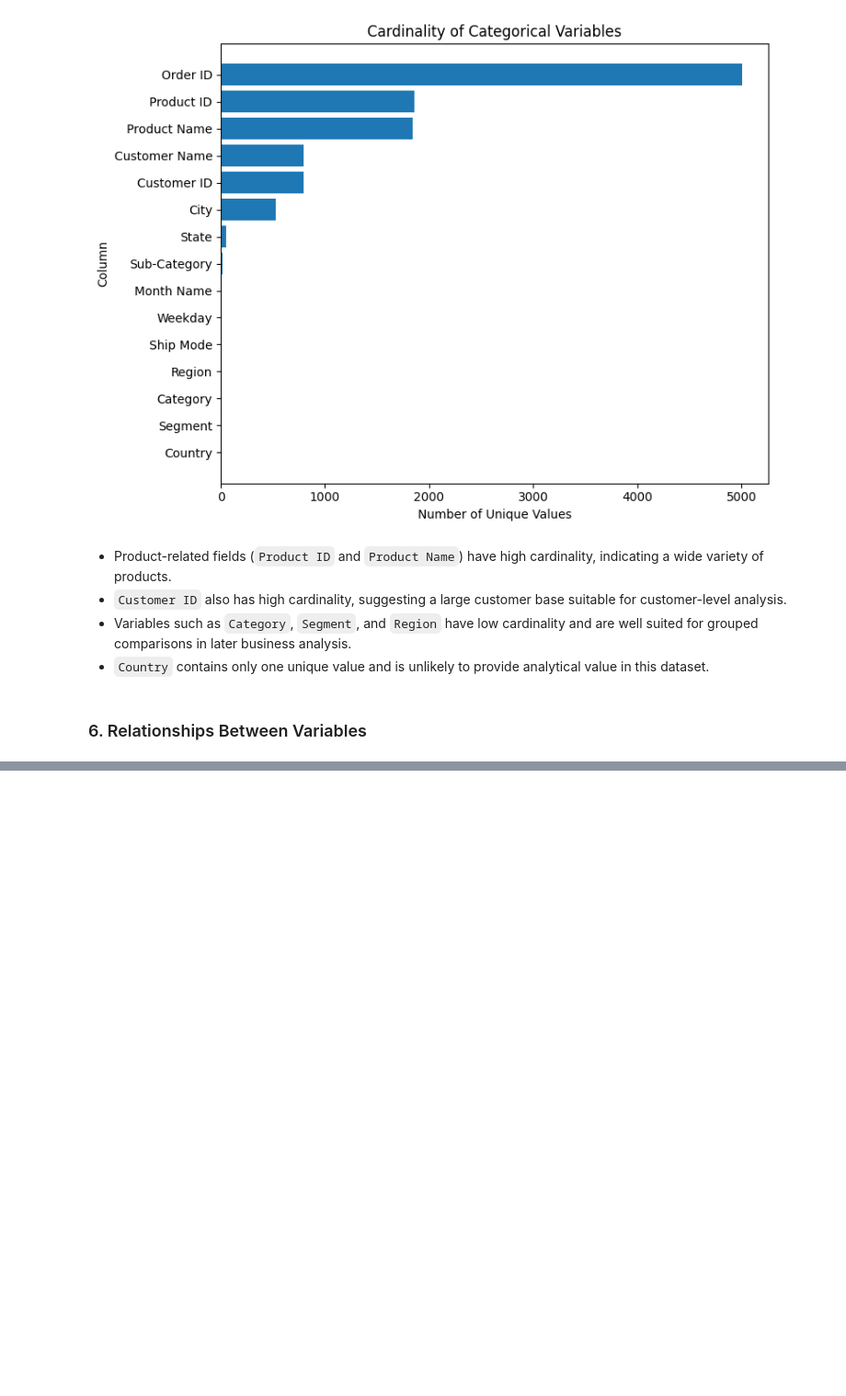
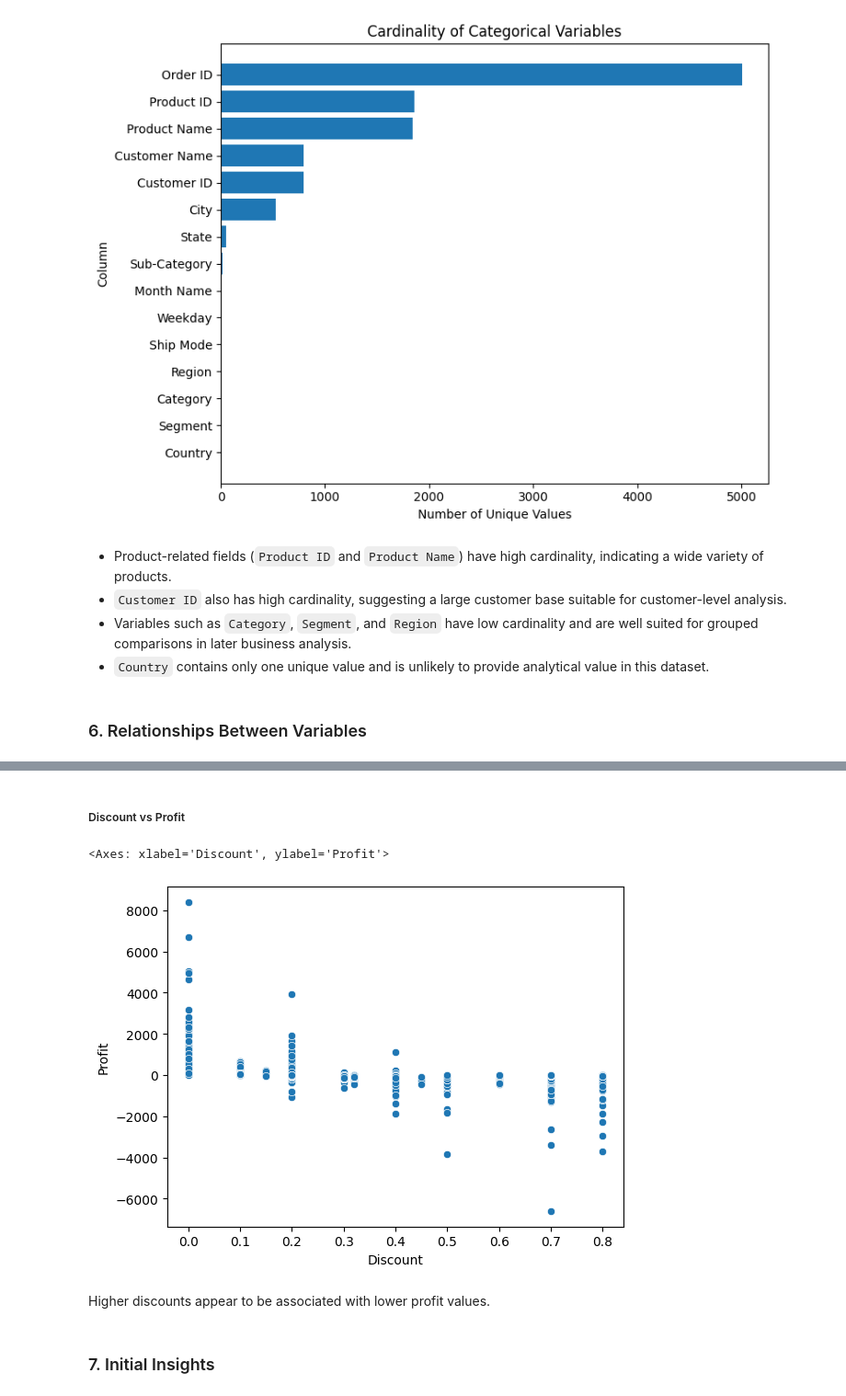
Before and after one commit to Li374/dap1_superstore_sales, a Jupyter notebook: notebooks/03_eda.ipynb, the cells around one changed output, grey strips where cells are left out. Shown at 92% size. Drawn from its saved outputs; the diff is of its cells as text; code cells hidden in the pictures; blank space fills up the shorter version.

```diff
--- a/notebooks/03_eda.ipynb
+++ b/notebooks/03_eda.ipynb
@@ -330,0 +363,15 @@ plt.show()
+# %% [markdown]
+##### Discount vs Profit
+# %%
+sns.scatterplot(
+    x="Discount",
+    y="Profit",
+    data=df
+)
+# %% [output]
+<Axes: xlabel='Discount', ylabel='Profit'>
+[figure, added]
+# %% [markdown]
+Higher discounts appear to be associated with lower profit values.
+# %% [markdown]
+###  7. Initial Insights
```
Also changed, not shown: parts of 7 cells of this notebook.
